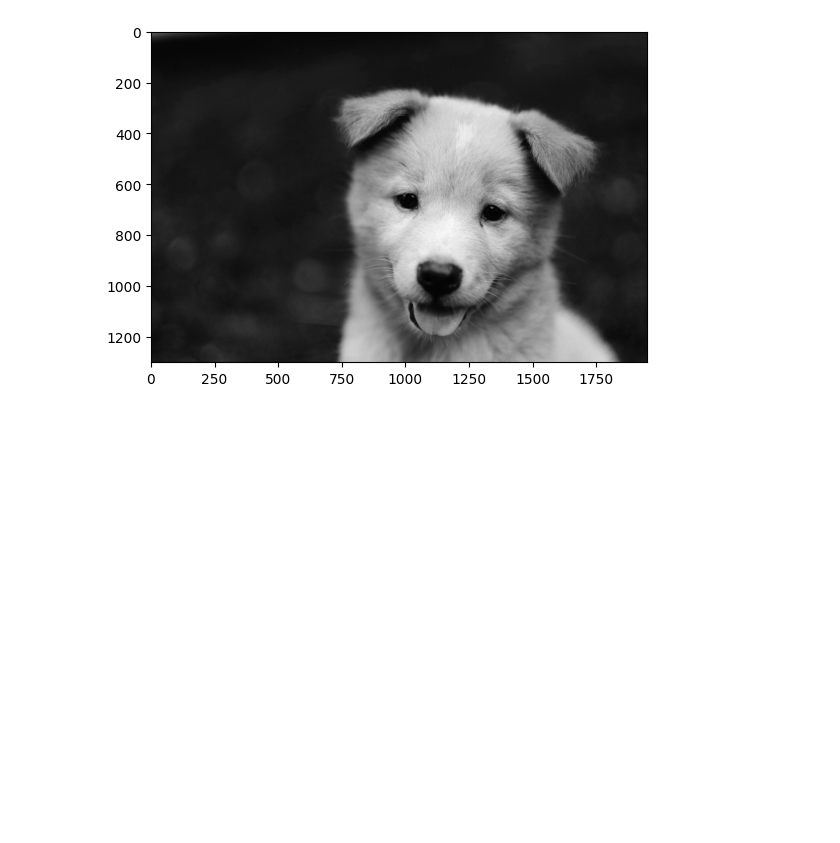
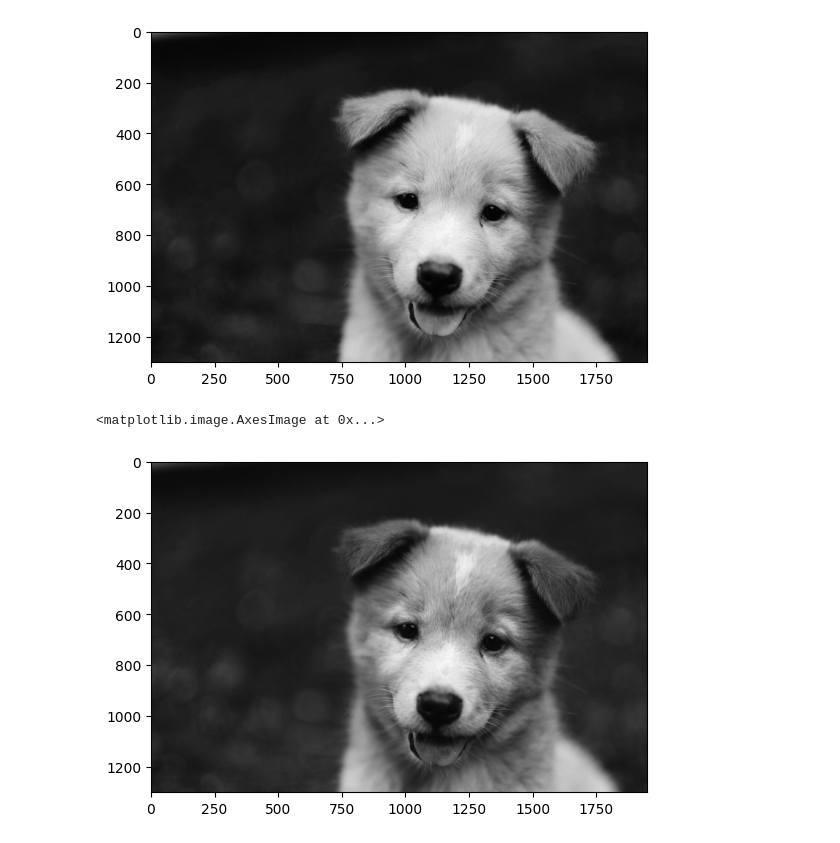
Before and after one commit to DavoodSZ1993/OpenCV_Tutorial, a Jupyter notebook: 02_images_and_numpy.ipynb, the cells around one changed output. Saved outputs shown, nothing was run; the diff lists cells and outputs as text; code cells hidden in the pictures; blank space fills up the shorter version.

```diff
--- a/02_images_and_numpy.ipynb
+++ b/02_images_and_numpy.ipynb
@@ -51,3 +52,9 @@ plt.imshow(pic_red[:, :, 0], cmap='gray')
 # %% [output]
 <matplotlib.image.AxesImage at 0x...>
 [figure]
+# %%
+# Green Channel
+plt.imshow(pic_red[:, :, 1], cmap='gray')
+# %% [output]
+<matplotlib.image.AxesImage at 0x...>
+[figure, added]
```
Also changed, not shown: parts of 3 cells of this notebook.
